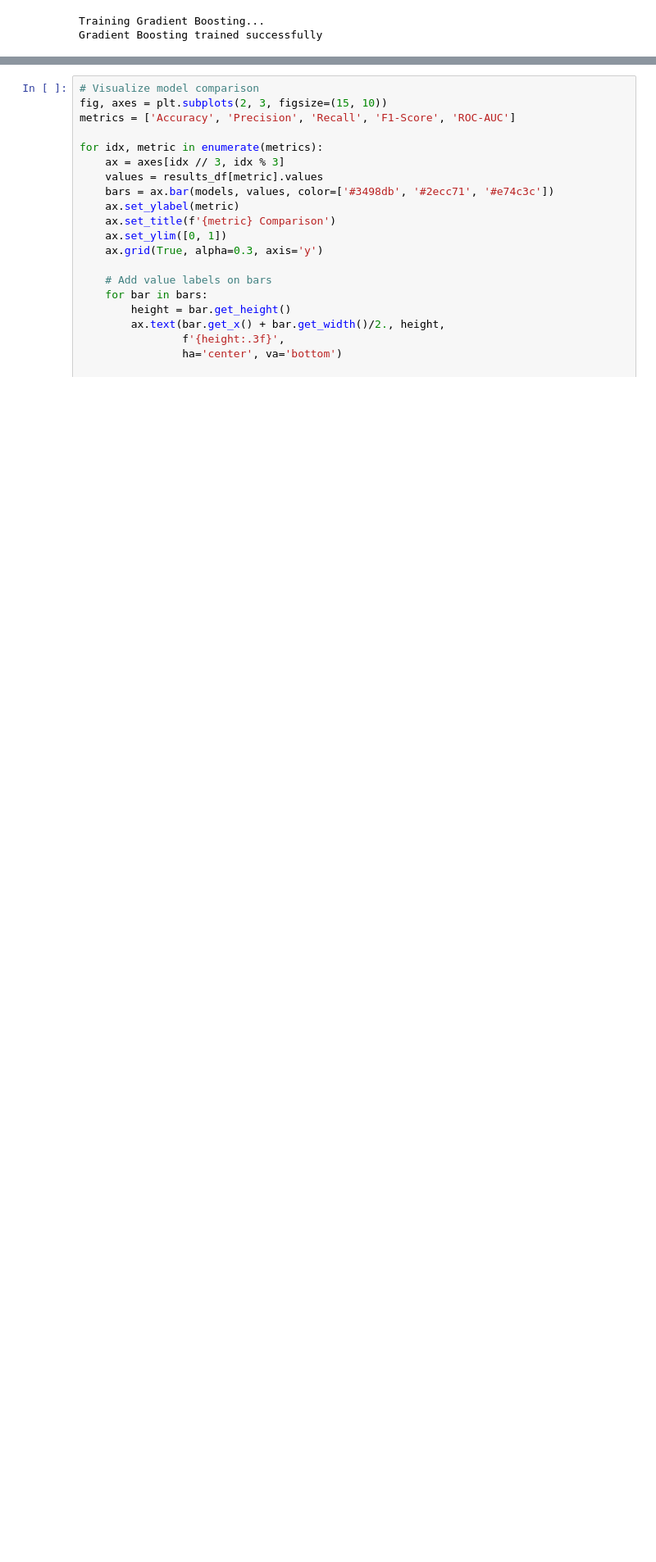
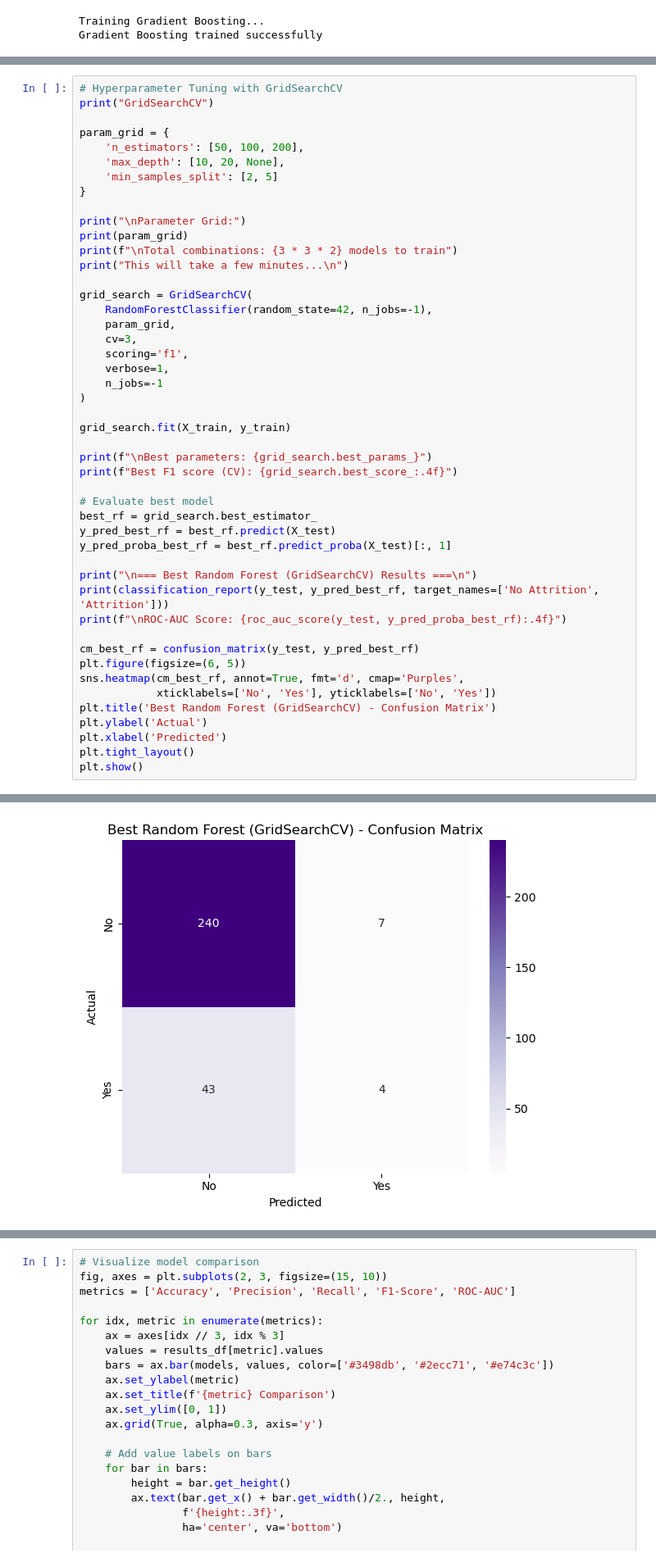
Before and after one commit to mwpersson/mini-project-2, a Jupyter notebook: notebooks/02_modeling.ipynb, the cells around one changed output, grey strips where cells are left out. Shown at 82% size. Drawn from its saved outputs; the diff is of its cells as text; blank space fills up the shorter version.

```diff
--- a/notebooks/02_modeling.ipynb
+++ b/notebooks/02_modeling.ipynb
@@ -281,0 +461,48 @@ ROC-AUC Score: 0.7987
+# %%
+# Hyperparameter Tuning with GridSearchCV
+print("GridSearchCV")
+
+param_grid = {
+    'n_estimators': [50, 100, 200],
+    'max_depth': [10, 20, None],
+    'min_samples_split': [2, 5]
+}
+
+print("\nParameter Grid:")
+print(param_grid)
+print(f"\nTotal combinations: {3 * 3 * 2} models to train")
+print("This will take a few minutes...\n")
+
+grid_search = GridSearchCV(
+    RandomForestClassifier(random_state=42, n_jobs=-1),
+    param_grid,
+    cv=3,
+    scoring='f1',
+    verbose=1,
+    n_jobs=-1
+)
+
+grid_search.fit(X_train, y_train)
+
+print(f"\nBest parameters: {grid_search.best_params_}")
+print(f"Best F1 score (CV): {grid_search.best_score_:.4f}")
+
+# Evaluate best model
+best_rf = grid_search.best_estimator_
+y_pred_best_rf = best_rf.predict(X_test)
+y_pred_proba_best_rf = best_rf.predict_proba(X_test)[:, 1]
+
+print("\n=== Best Random Forest (GridSearchCV) Results ===\n")
+print(classification_report(y_test, y_pred_best_rf, target_names=['No Attrition', 'Attrition']))
+print(f"\nROC-AUC Score: {roc_auc_score(y_test, y_pred_proba_best_rf):.4f}")
+
+cm_best_rf = confusion_matrix(y_test, y_pred_best_rf)
+plt.figure(figsize=(6, 5))
+sns.heatmap(cm_best_rf, annot=True, fmt='d', cmap='Purples',
+            xticklabels=['No', 'Yes'], yticklabels=['No', 'Yes'])
+plt.title('Best Random Forest (GridSearchCV) - Confusion Matrix')
+plt.ylabel('Actual')
+plt.xlabel('Predicted')
+plt.tight_layout()
+plt.show()
+# %% [output]
@@ -282,2 +526,3 @@ ROC-AUC Score: 0.7987
+[figure, added]
 # %%
 # Compare ROC curves
```
Also changed, not shown: parts of 13 cells of this notebook, 1 other file.
